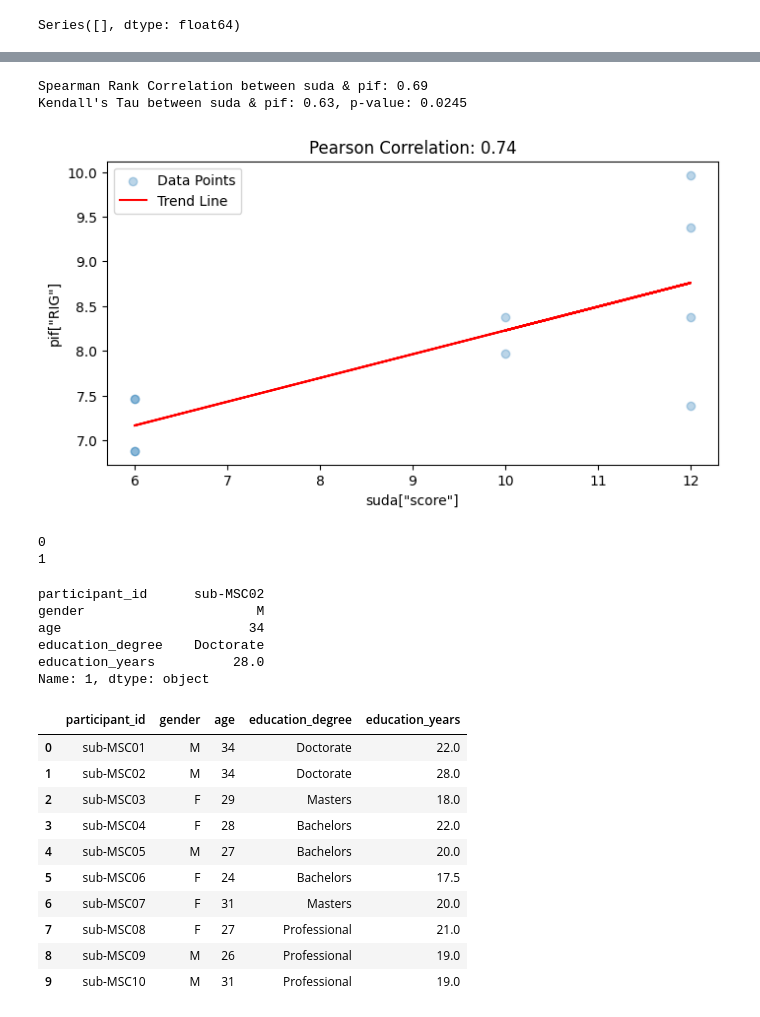
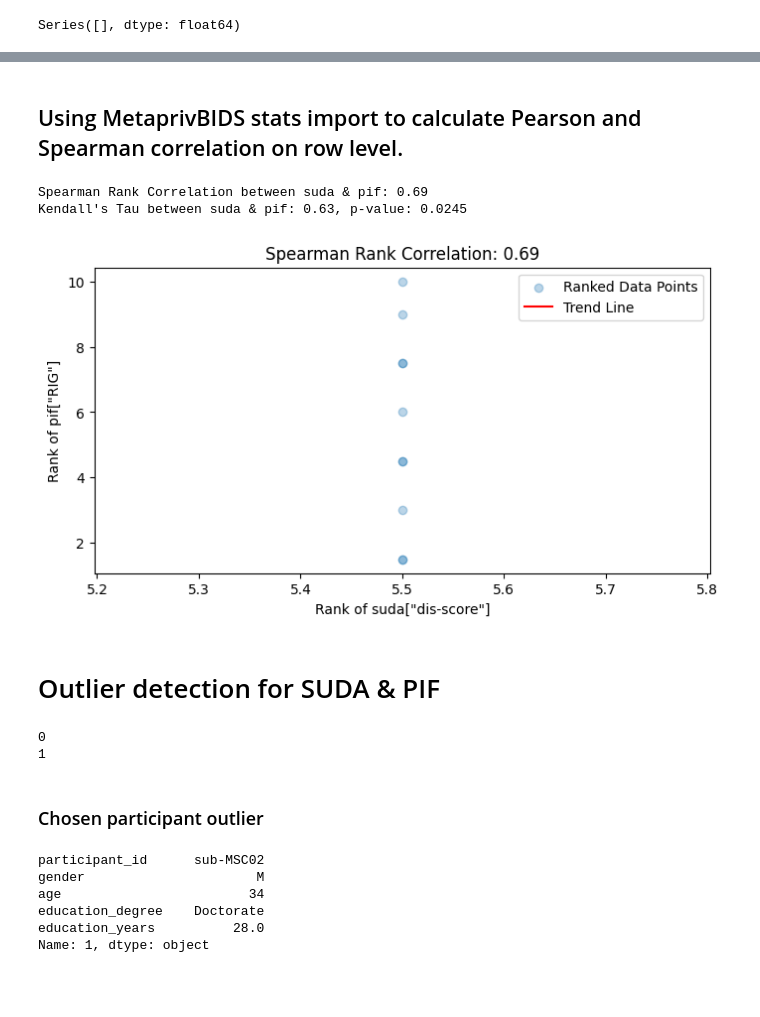
Before and after one commit to EmiKib/MetaprivBIDS-Assessment, a Jupyter notebook: The-Midnight-Scan-Club-dataset-ds000224/Midnight_ds000224.ipynb, the cells around one changed output, grey strips where cells are left out. Saved outputs shown, nothing was run; the diff lists cells and outputs as text; code cells hidden in the pictures; blank space fills up the shorter version.

```diff
--- a/The-Midnight-Scan-Club-dataset-ds000224/Midnight_ds000224.ipynb
+++ b/The-Midnight-Scan-Club-dataset-ds000224/Midnight_ds000224.ipynb
@@ -25,6 +46,8 @@ Series([], dtype: float64)
 # %%
 suda = pd.read_csv('data_ds000224/suda_ds000224.csv', sep=',')
 pif = pd.read_csv('data_ds000224/pif_ds000224.csv', sep=',',index_col='Unnamed: 0').sort_index()
+# %% [markdown]
+## Using MetaprivBIDS stats import to calculate Pearson and Spearman correlation on row level.
 # %%
 # Spearman Rank Correlation
 correlation_spearman, _ = spearmanr(suda['score'], pif['RIG'])
@@ -38,24 +61,22 @@ print(f"Kendall's Tau between suda & pif: {tau:.2f}, p-value: {p_value:.4f}")
 Spearman Rank Correlation between suda & pif: 0.69
 Kendall's Tau between suda & pif: 0.63, p-value: 0.0245
 # %%
-correlation_pearson = suda['score'].corr(pif['RIG'])
-
+suda_ranked = rankdata(suda['dis-score'])
+pif_ranked = rankdata(pif['RIG'])
 fig, ax = plt.subplots(figsize=(8, 4))
-ax.scatter(suda['score'], pif['RIG'], alpha=0.3, label='Data Points')
-
-
-slope, intercept, _, _, _ = linregress(suda['score'], pif['RIG'])
-ax.plot(suda['score'], slope * suda['score'] + intercept, color='red', label='Trend Line')
-
-ax.set_title(f'Pearson Correlation: {correlation_pearson:.2f}')
-ax.set_xlabel('suda["score"]')
-ax.set_ylabel('pif["RIG"]')
+ax.scatter(suda_ranked, pif_ranked, alpha=0.3, label='Ranked Data Points')
+slope, intercept, _, _, _ = linregress(suda_ranked, pif_ranked)
+ax.plot(suda_ranked, slope * suda_ranked + intercept, color='red', label='Trend Line')
+ax.set_title(f'Spearman Rank Correlation: {correlation_spearman:.2f}')
+ax.set_xlabel('Rank of suda["dis-score"]')
+ax.set_ylabel('Rank of pif["RIG"]')
 ax.grid(False)
 ax.legend()
-
 plt.show()
 # %% [output]
-[figure, old version]
+[figure, new version]
+# %% [markdown]
+# Outlier detection for SUDA & PIF
 # %%
 class_outliers, madn, mad, outlier_indices, above_outlier_indices = ST.rst_outlier_case2(suda, 'dis-score')
 print(len(above_outlier_indices))
@@ -64,6 +85,8 @@ print(len(above_outlier_indices))
 # %% [output]
 0
 1
+# %% [markdown]
+### Chosen participant outlier
 # %%
 MID.loc[1]
 # %% [output]
@@ -73,17 +96,3 @@ age                        34
 education_degree    Doctorate
 education_years          28.0
 Name: 1, dtype: object
-# %%
-MID
-# %% [output]
-|  | participant_id | gender | age | education_degree | education_years |
-| 0 | sub-MSC01 | M | 34 | Doctorate | 22.0 |
-| 1 | sub-MSC02 | M | 34 | Doctorate | 28.0 |
-| 2 | sub-MSC03 | F | 29 | Masters | 18.0 |
-| 3 | sub-MSC04 | F | 28 | Bachelors | 22.0 |
-| 4 | sub-MSC05 | M | 27 | Bachelors | 20.0 |
-| 5 | sub-MSC06 | F | 24 | Bachelors | 17.5 |
-| 6 | sub-MSC07 | F | 31 | Masters | 20.0 |
-| 7 | sub-MSC08 | F | 27 | Professional | 21.0 |
-| 8 | sub-MSC09 | M | 26 | Professional | 19.0 |
-| 9 | sub-MSC10 | M | 31 | Professional | 19.0 |
```
Also changed, not shown: parts of 3 cells of this notebook.
